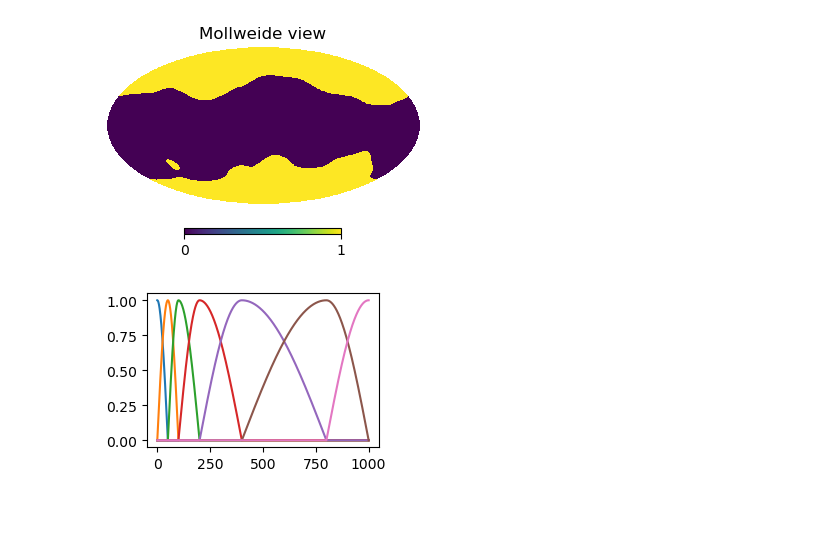
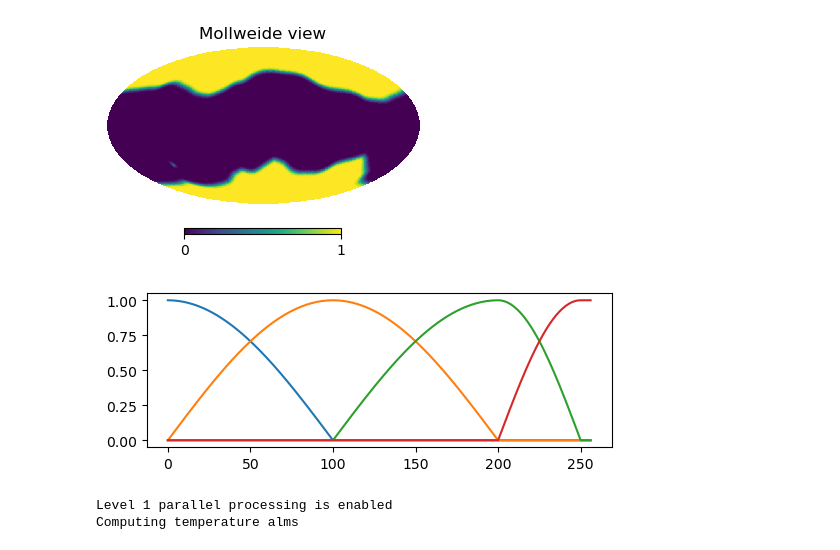
Before and after one commit to antolonappan/PyNILC, a Jupyter notebook: examples/nilc_masked.ipynb, the cells around one changed output. Cells and saved outputs as stored; diff of their text form; code cells hidden in the pictures; blank space fills up the shorter version.

```diff
--- a/examples/nilc_masked.ipynb
+++ b/examples/nilc_masked.ipynb
@@ -17,7 +26,9 @@ mask = hp.read_map(mfile)
+# %%
+maskc = nmt.mask_apodization(mask, 10, apotype="C1")
 # %%
-hp.mollview(mask, sub=(1,2,1))
+hp.mollview(maskc, sub=(1,2,1))
 # %% [output]
-[figure, old version]
+[figure, new version]
 # %%
 pars = camb.set_params(H0=67.5, ombh2=0.022, omch2=0.122, mnu=0.06, omk=0, tau=0.06,  As=2e-9, ns=0.965, halofit_version='mead', lmax=7000)
 results = camb.get_results(pars)
@@ -67,2 +69,2 @@ def sky_map_fgonly(freqs, fwhm):
 # %%
-sky_maps = sky_map_wfg(freqs, fwhm, nlev_p, nside)
+noise_maps,cmb_maps,fg_maps,total_maps = sky_map_wfg(freqs, fwhm, nlev_p, nside)
@@ -75,5 +71,25 @@ emaps = np.array(emaps)
 # %%
 sys.path.append('../')
+# %%
+fg_bmaps = []
+fg_emaps = []
+noise_bmaps = []
+noise_emaps = []
+total_bmaps = []
+total_emaps = []
+for i in tqdm(range(len(freqs))):
+    fg_bmaps.append([hp.alm2map(hp.map2alm(fg_maps[i])[2], nside=nside)*maskc])
+    fg_emaps.append([hp.alm2map(hp.map2alm(fg_maps[i])[1], nside=nside)*maskc])
+    noise_bmaps.append([hp.alm2map(hp.map2alm(noise_maps[i])[2], nside=nside)*maskc])
+    noise_emaps.append([hp.alm2map(hp.map2alm(noise_maps[i])[1], nside=nside)*maskc])
+    total_bmaps.append([hp.alm2map(hp.map2alm(total_maps[i])[2], nside=nside)*maskc])
+    total_emaps.append([hp.alm2map(hp.map2alm(total_maps[i])[1], nside=nside)*maskc])
+fg_bmaps = np.array(fg_bmaps)
+fg_emaps = np.array(fg_emaps)
+noise_bmaps = np.array(noise_bmaps)
+noise_emaps = np.array(noise_emaps)
+total_bmaps = np.array(total_bmaps)
+total_emaps = np.array(total_emaps)
 # %%
 %load_ext autoreload
 %autoreload 2
@@ -81,11 +97,11 @@ from pynilc.nilc import NILC
 from pynilc.needlets import NeedletTransform
 from pynilc.sht import HealpixDUCC
 # %%
-bandcenters = np.array([0, 50, 100, 200, 400, 800, 1000])
-nfilters = NeedletTransform.CosineNeedlet(bandcenters)
+bandcenters = np.array([0,100,200,250])
+nfilters = NeedletTransform.CosineNeedlet(bandcenters,lmax=256)
 # %%
-plt.figure(figsize=(3,2))
+plt.figure(figsize=(6,2))
 for i in range(len(nfilters)):
     plt.plot(nfilters[i])
 # %% [output]
-[figure, old version]
+[figure, new version]
@@ -99 +111,7 @@ Bmap = hp.alm2map(hp.map2alm(cmb_map)[2], nside=nside)
+# %%
+nilc_dc = NILC(freqs, fwhm, nfilters, backend='ducc', nside=nside,required_num_modes=10,mask=maskc,ilc_bias=0.001,bias_method='tol')
+ilc_bmap_dc, ilc_weights_b = nilc_dc.component_separation(total_bmaps)
+# %% [output]
+Level 1 parallel processing is enabled
+Computing temperature alms
 # %%
```
Also changed, not shown: parts of 32 cells of this notebook, 3 other files.
